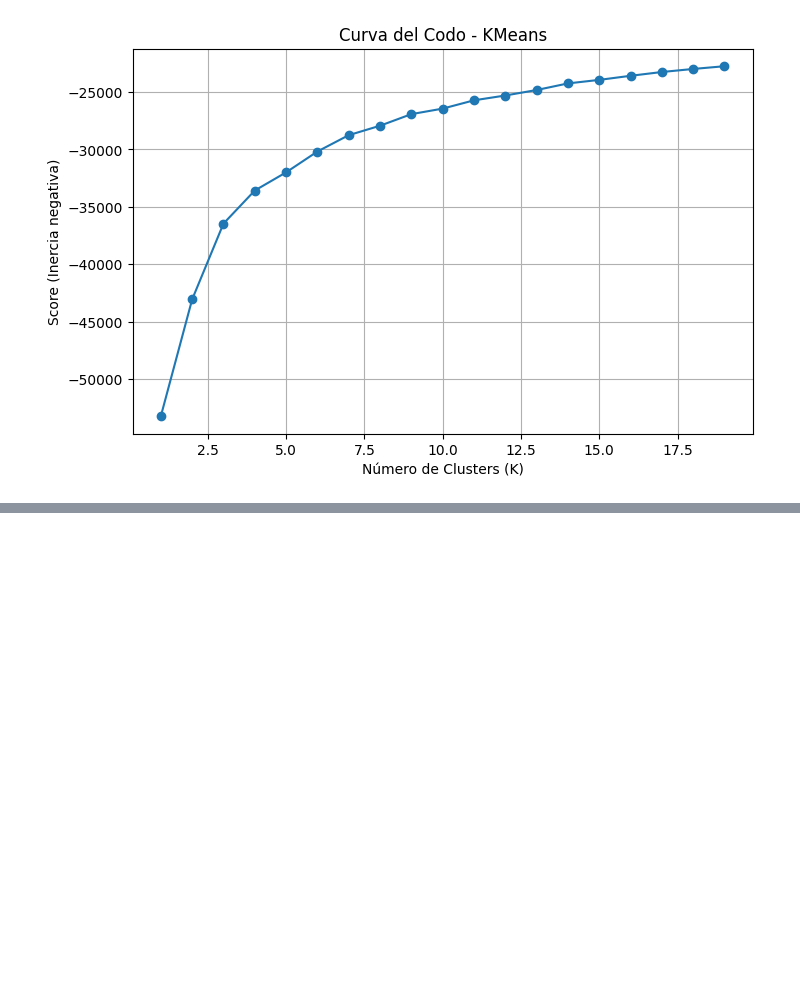
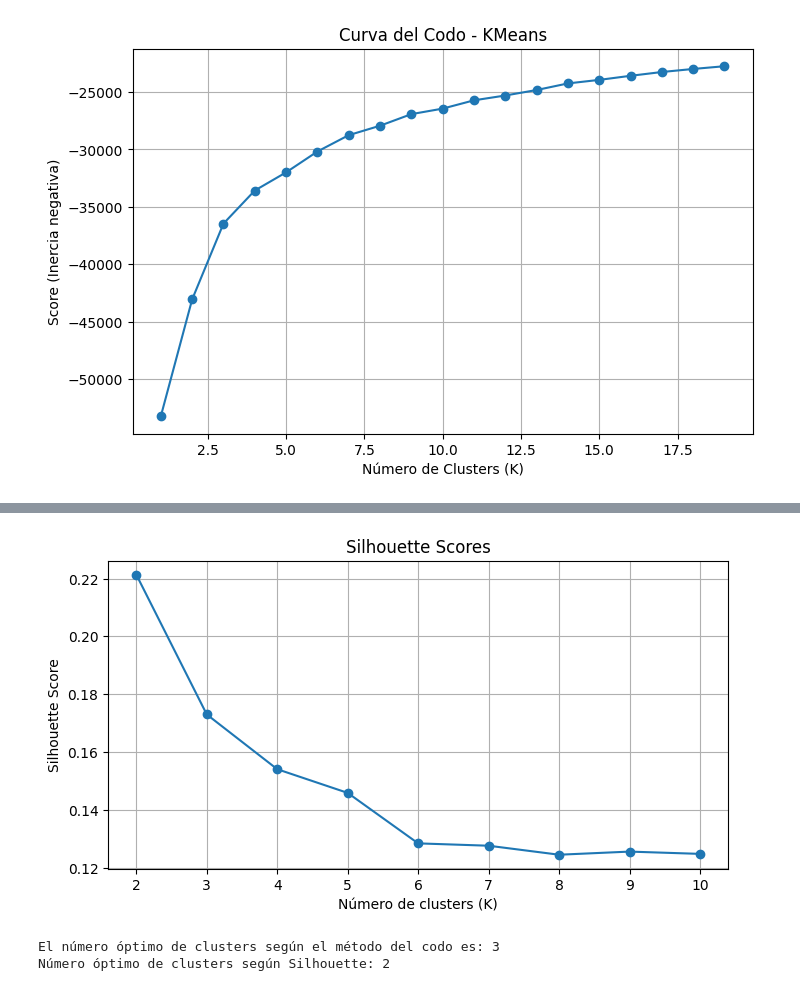
Before and after one commit to GrimaldiDamian/TP-MINERIA, a Jupyter notebook: TP_MINERIA.ipynb, the cells around one changed output, grey strips where cells are left out. Saved outputs shown, nothing was run; the diff lists cells and outputs as text; code cells hidden in the pictures; blank space fills up the shorter version.

```diff
--- a/TP_MINERIA.ipynb
+++ b/TP_MINERIA.ipynb
@@ -357,0 +357,32 @@ plt.show()
+# %%
+def silhouette_analysis(X, max_clusters=10):
+    silhouette_scores = []
+    K = range(2, max_clusters + 1)
+
+    for k in K:
+        kmeans = KMeans(n_clusters=k, n_init=10, random_state=42).fit(X)
+        score = silhouette_score(X, kmeans.labels_)
+        silhouette_scores.append(score)
+
+    best_k = K[np.argmax(silhouette_scores)]
+
+    # Graficar
+    plt.figure(figsize=(8,4))
+    plt.plot(K, silhouette_scores, marker='o', linestyle='-')
+    plt.title("Silhouette Scores")
+    plt.xlabel("Número de clusters (K)")
+    plt.ylabel("Silhouette Score")
+    plt.grid(True)
+    plt.show()
+
+    return best_k
+
+k_silhouette = silhouette_analysis(X_scaled, max_clusters=10)
+# %% [output]
+[figure, added]
+# %%
+print(f"El número óptimo de clusters según el método del codo es: {optima_k}")
+print(f"Número óptimo de clusters según Silhouette: {k_silhouette}")
+# %% [output]
+El número óptimo de clusters según el método del codo es: 3
+Número óptimo de clusters según Silhouette: 2
```
Also changed, not shown: parts of 5 cells of this notebook.
